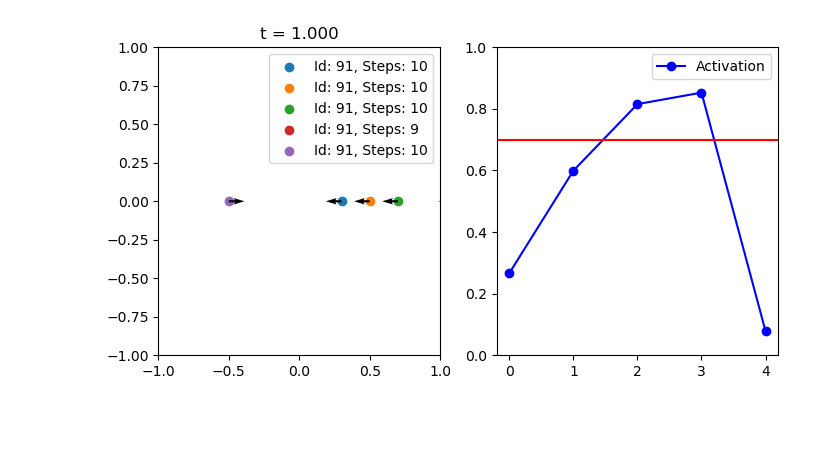
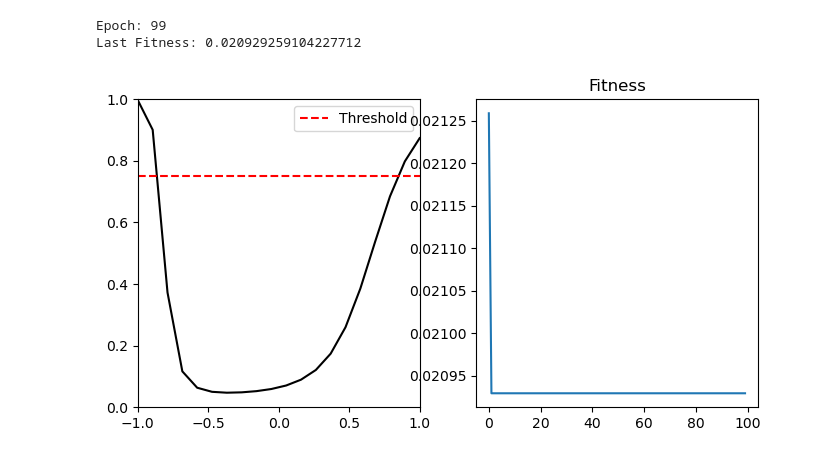
Before and after one commit to Particula173/M-todosI_JosephPulido_DavidSanta, a Jupyter notebook: Parcial 4/proyectofinalML.ipynb, the cells around one changed output. Drawn from its saved outputs; the diff is of its cells as text; code cells hidden in the pictures; blank space fills up the shorter version.

```diff
--- a/Parcial 4/proyectofinalML.ipynb
+++ b/Parcial 4/proyectofinalML.ipynb
@@ -90,7 +90,7 @@ class Robot:
         # Cambiamos el vector velocidad
         if self.Activation[0] > threshold:
             self.v = -self.v
-            self.Steps-=0.8
+            self.Steps-=0.74
 
         return self.Activation
 
@@ -153,7 +153,7 @@ def TimeEvolution(Robots,e,Plot=True):
             Activation[i] = Act
             # Region donde aumentamos los pasos para el fitness
 
-            if -1. < p.GetR()[0]  and 1. > p.GetR()[0]:
+            if -1. < p.GetR()[0] and p.GetR()[0] < 1. :
                 p.Steps += 1
 
             if Plot and i < 5: # Solo pintamos los primeros 5, por tiempo de computo
@@ -177,7 +177,7 @@ def TimeEvolution(Robots,e,Plot=True):
 def Genetic(Robots, epochs = 100, Plot = True, Plottime=False):
 
     # Porcentaje de robots elegidos en cada epoch
-    N = int(0.5*len(Robots))
+    N = int(0.45*len(Robots))
 
     FitVector = np.array([])
 
@@ -248,6 +248,8 @@ def Genetic(Robots, epochs = 100, Plot = True, Plottime=False):
     return best_bot, FitVector
 # %%
 Robots = GetRobots(200)
-Best, FitVector = Genetic(Robots,Plot=True,Plottime=True)
+Best, FitVector = Genetic(Robots,Plot=True,Plottime=False)
 # %% [output]
+Epoch: 99
+Last Fitness: 0.020929259104227712
-[figure, old version]
+[figure, new version]
```
